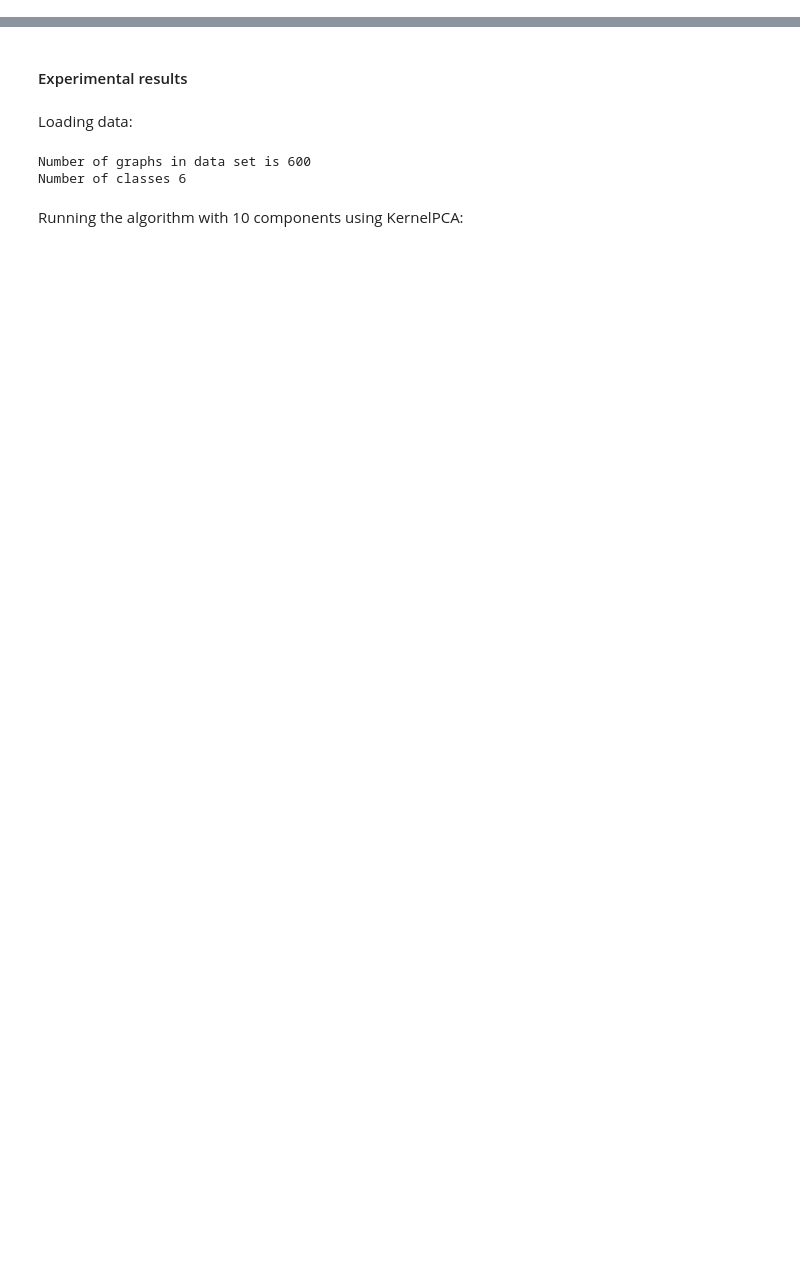
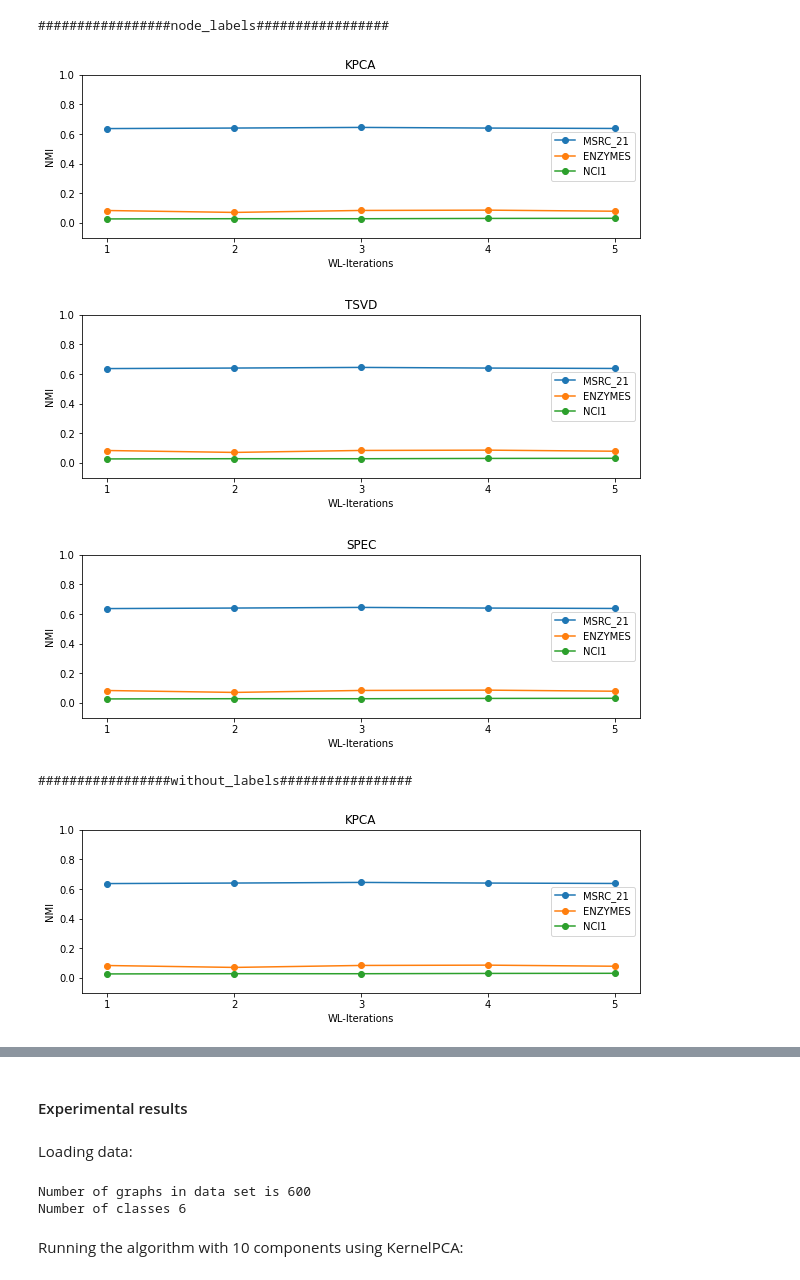
Before and after one commit to markkod/pc3-enzymes, a Jupyter notebook: Task 1.ipynb, the cells around one changed output, grey strips where cells are left out. Drawn from its saved outputs; the diff is of its cells as text; code cells hidden in the pictures; blank space fills up the shorter version.

```diff
--- a/Task 1.ipynb
+++ b/Task 1.ipynb
@@ -81,0 +56,23 @@ The implementation has the following steps:
+# %%
+result_names = ["KPCA", "TSVD", "SPEC"]
+for version in ["node_labels", "without_labels"]:
+    print(f"#################{version}#################")
+    for name_i in result_names:
+        path_i = os.path.join('kernels', 'node_labels', 'KPCA.csv')
+        nmi_df = pd.read_csv(path_i, index_col=0)
+        fig, ax = plt.subplots(figsize=(10,3))
+        ax.set_ylabel("NMI")
+        ax.set_xlabel("WL-Iterations")
+        ax.set_ylim([-0.1,1])
+        ax.set_xticks([0,1,2,3,4])
+        ax.set_xticklabels([1,2,3,4,5])
+        ax.set_title(name_i)
+        nmi_df.plot(marker="o", ax=ax)
+        plt.show()
+# %% [output]
+#################node_labels#################
+[figure, added]
+[figure, added]
+[figure, added]
+#################without_labels#################
+[figure, added]
```
Also changed, not shown: parts of 28 cells of this notebook.
